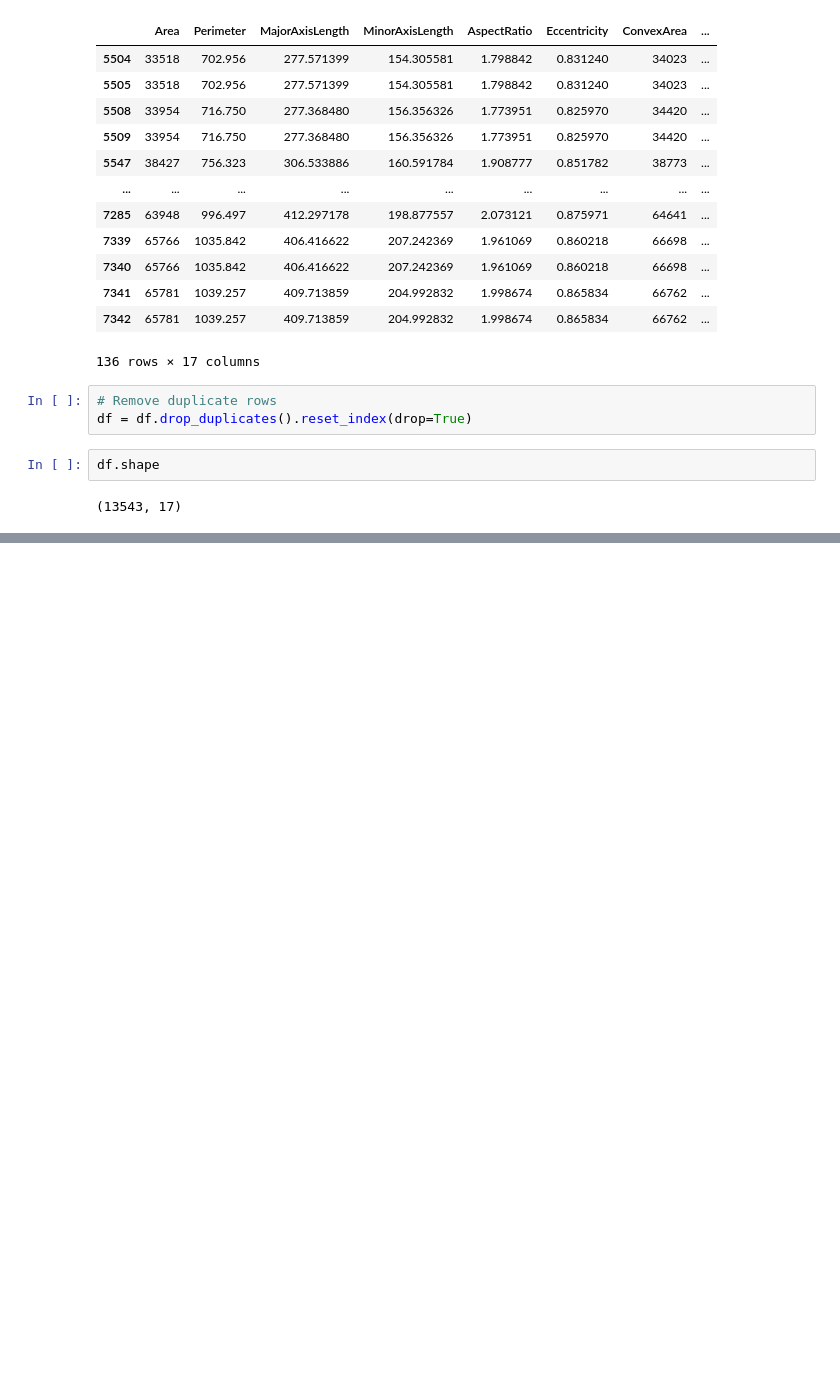
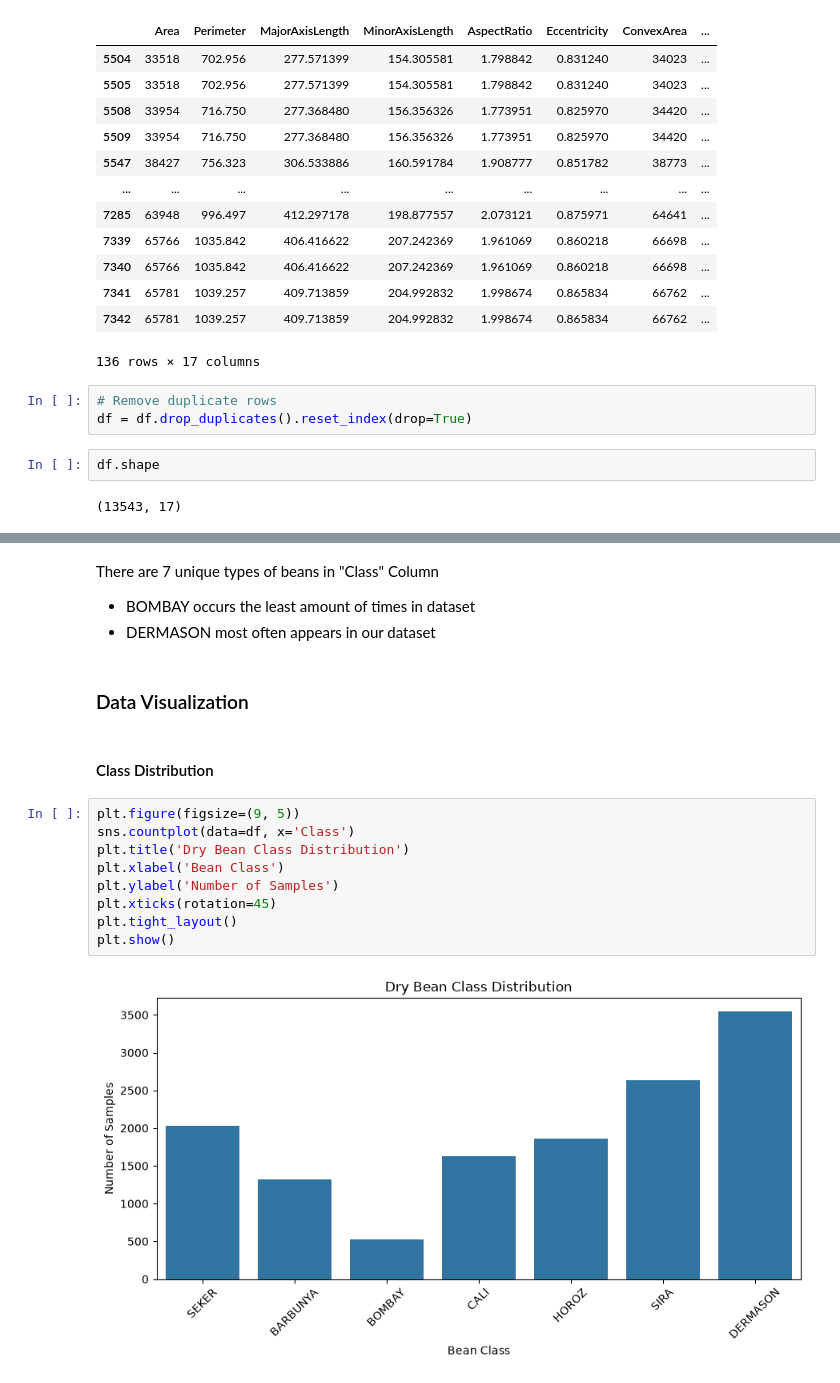
Before and after one commit to itskimheng/IAI_Lab_Intro_Assignment_1, a Jupyter notebook: main.ipynb, the cells around one changed output, grey strips where cells are left out. Cells and saved outputs as stored; diff of their text form; blank space fills up the shorter version.

Commit message:
eda, data splitting

```diff
--- a/main.ipynb
+++ b/main.ipynb
@@ -135,0 +157,20 @@ df['Class'].value_counts().plot(kind='pie')
+# %% [markdown]
+There are 7 unique types of beans in "Class" Column
+
+*   BOMBAY occurs the least amount of times in dataset
+*   DERMASON most often appears in our dataset
+# %% [markdown]
+### Data Visualization
+# %% [markdown]
+#### Class Distribution
+# %%
+plt.figure(figsize=(9, 5))
+sns.countplot(data=df, x='Class')
+plt.title('Dry Bean Class Distribution')
+plt.xlabel('Bean Class')
+plt.ylabel('Number of Samples')
+plt.xticks(rotation=45)
+plt.tight_layout()
+plt.show()
+# %% [output]
+[figure, added]
```
Also changed, not shown: parts of 38 cells of this notebook.
